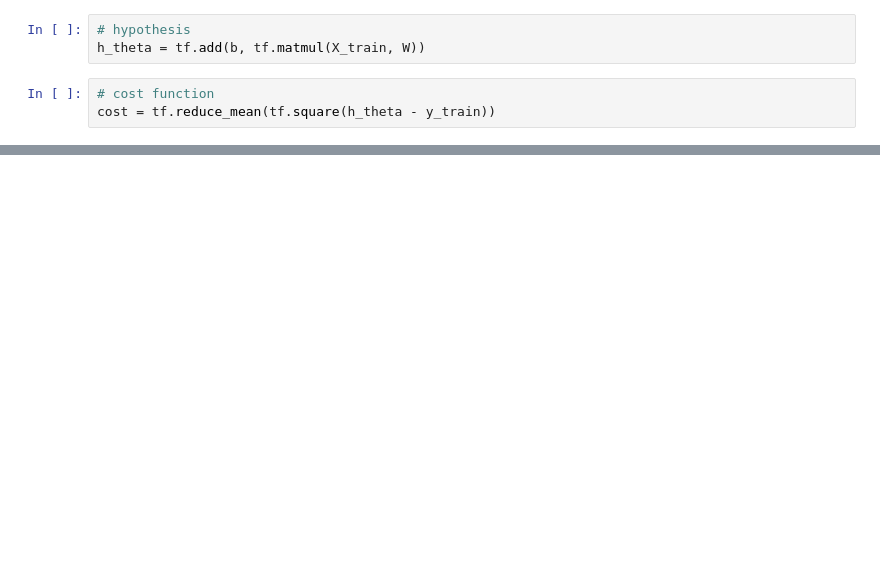
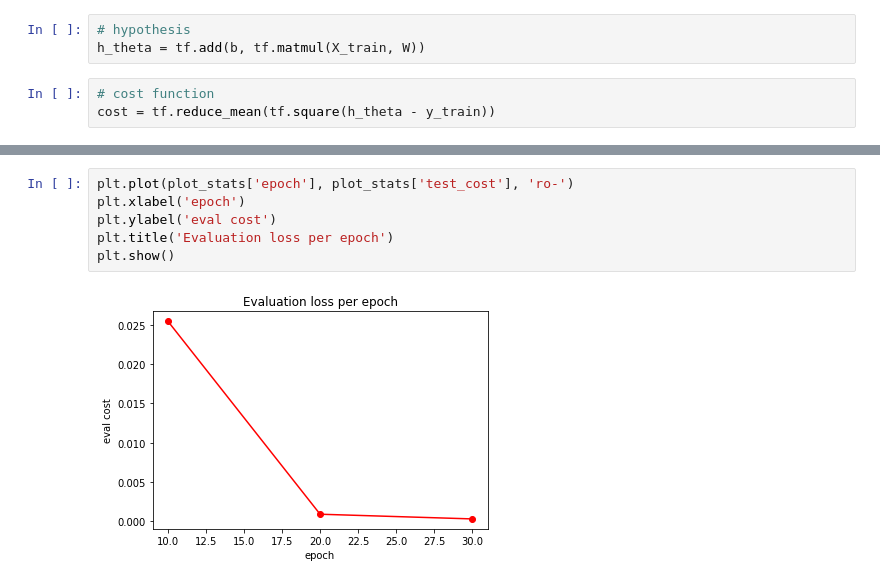
Before and after one commit to Mark-Manalastas/ieee-ompi-ml-workshop, a Jupyter notebook: linear_regression.ipynb, the cells around one changed output, grey strips where cells are left out. Drawn from its saved outputs; the diff is of its cells as text; blank space fills up the shorter version.

```diff
--- a/linear_regression.ipynb
+++ b/linear_regression.ipynb
@@ -241,0 +264,8 @@ AttributeError: module 'tensorflow' has no attribute 'function'
+# %%
+plt.plot(plot_stats['epoch'], plot_stats['test_cost'], 'ro-')
+plt.xlabel('epoch')
+plt.ylabel('eval cost')
+plt.title('Evaluation loss per epoch')
+plt.show()
+# %% [output]
+[figure, added]
```
Also changed, not shown: parts of 28 cells of this notebook.
